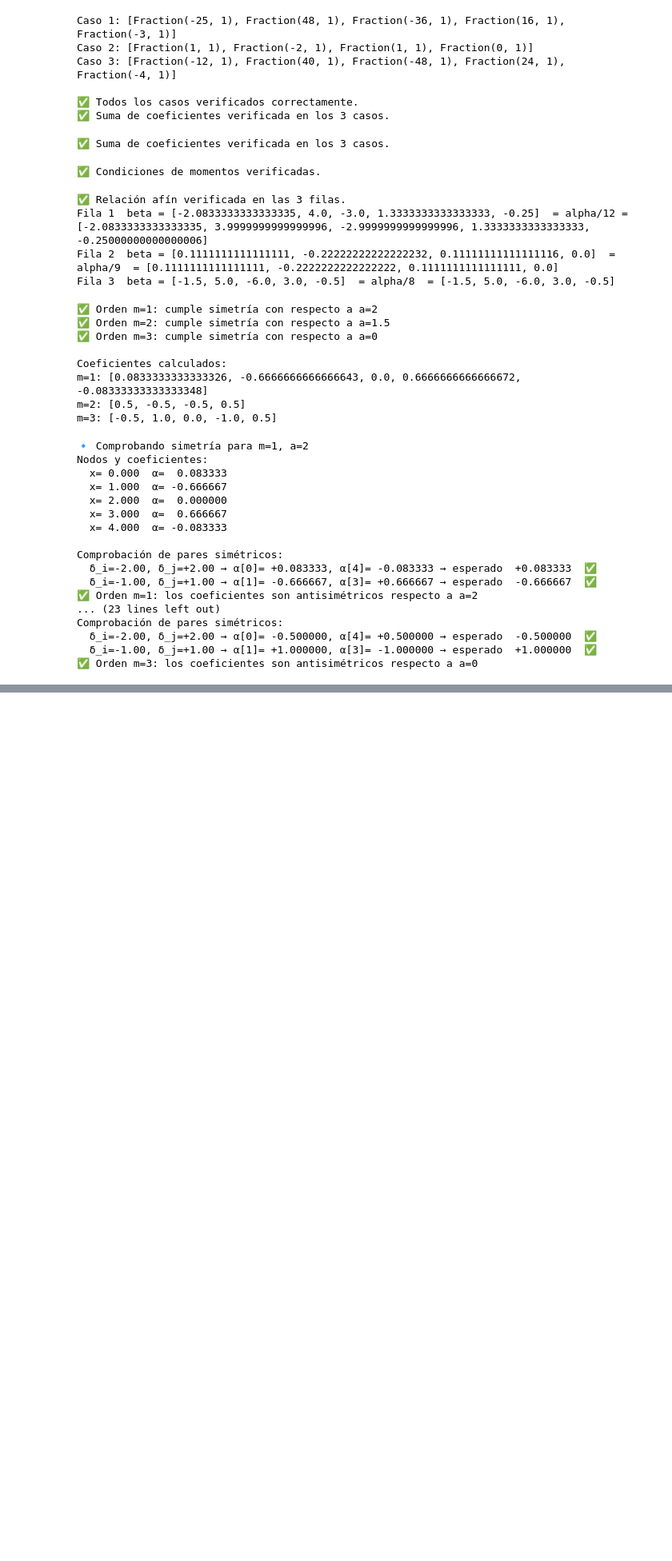
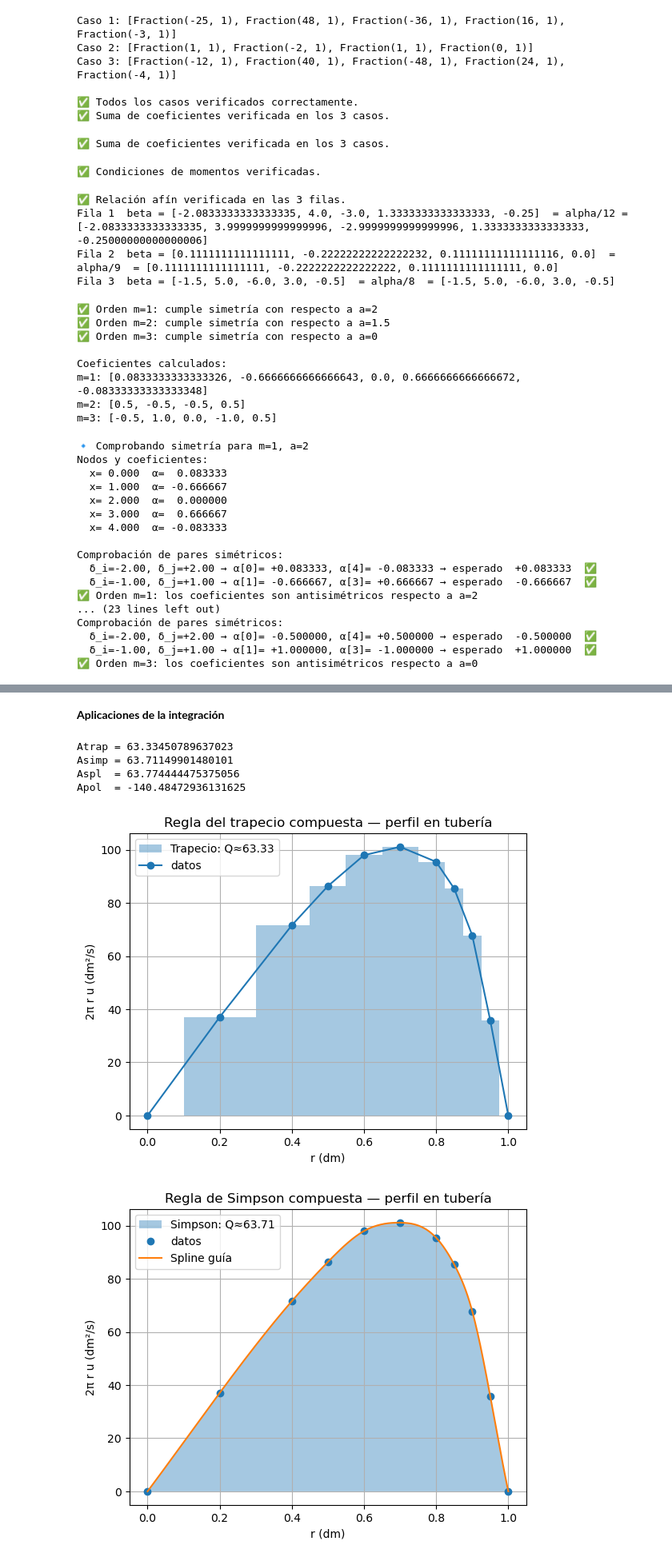
Before and after one commit to inniyah/JupyterTests, a Jupyter notebook: work/Derivación Numérica.ipynb, the cells around one changed output, grey strips where cells are left out. Shown at 80% size. Saved outputs shown, nothing was run; the diff lists cells and outputs as text; code cells hidden in the pictures; blank space fills up the shorter version.

```diff
--- a/work/Derivación Numérica.ipynb
+++ b/work/Derivación Numérica.ipynb
@@ -698,0 +1024,2 @@ Comprobación de pares simétricos:
+# %% [markdown]
+**Aplicaciones de la integración**
@@ -698,0 +1049,76 @@ Comprobación de pares simétricos:
+# %%
+import numpy as np
+import scipy.interpolate as scip
+import scipy.integrate as scin
+import matplotlib.pyplot as plt
+
+# --------- Datos ---------
+r = np.array([0, 2, 4, 5, 6, 7, 8, 8.5, 9, 9.5, 10]) / 10.0  # dm
+u = np.array([3, 2.95, 2.85, 2.75, 2.6, 2.3, 1.9, 1.6, 1.2, 0.6, 0]) * 10.0  # dm/s
+f = 2 * np.pi * r * u   # integrando 2π r u (dm^2/s)
+
+# --------- Interpolantes ---------
+spl = scip.CubicSpline(r, f)                 # spline cúbico natural
+pol = scip.BarycentricInterpolator(r, f)     # polinomio de interpolación (barycentric)
+
+# --------- Caudales (áreas) ---------
+Atrap = scin.trapezoid(f, r)
+Asimp = scin.simpson(f, x=r)                 # ojo: x=r como keyword
+Aspl  = float(spl.integrate(r[0], r[-1]))
+Apol, _ = scin.quad(lambda x: float(pol(x)), r[0], r[-1])
+
+print(f"Atrap = {Atrap}")
+print(f"Asimp = {Asimp}")
+print(f"Aspl  = {Aspl}")
+print(f"Apol  = {Apol}")
+
+# --------- Figuras ---------
+r_dense = np.linspace(r[0], r[-1], 400)
+f_spl = spl(r_dense)
+f_pol = pol(r_dense)
+
+# 1) Trapecio
+plt.figure()
+plt.fill_between(r, 0, f, alpha=0.4, step='mid', label=f"Trapecio: Q≈{Atrap:.2f}")
+plt.plot(r, f, marker='o', linestyle='-', label="datos")
+plt.xlabel("r (dm)"); plt.ylabel("2π r u (dm²/s)")
+plt.title("Regla del trapecio compuesta — perfil en tubería")
+plt.legend(); plt.grid(True)
+plt.show()
+
+# 2) Simpson
+plt.figure()
+plt.fill_between(r_dense, 0, spl(r_dense), alpha=0.4, label=f"Simpson: Q≈{Asimp:.2f}")
+plt.plot(r, f, 'o', label="datos")
+plt.plot(r_dense, spl(r_dense), label="Spline guía")
+plt.xlabel("r (dm)"); plt.ylabel("2π r u (dm²/s)")
+plt.title("Regla de Simpson compuesta — perfil en tubería")
+plt.legend(); plt.grid(True)
+plt.show()
+
+# 3) Spline cúbico (integrado exacto)
+plt.figure()
+plt.fill_between(r_dense, 0, f_spl, alpha=0.4, label=f"Spline: Q≈{Aspl:.2f}")
+plt.plot(r, f, 'o', label="datos")
+plt.plot(r_dense, f_spl, label="Spline cúbico")
+plt.xlabel("r (dm)"); plt.ylabel("2π r u (dm²/s)")
+plt.title("Splines cúbicos naturales — perfil en tubería")
+plt.legend(); plt.grid(True)
+plt.show()
+
+# 4) Polinomio de interpolación
+plt.figure()
+plt.fill_between(r_dense, 0, f_pol, alpha=0.4, label=f"Polinomio: Q≈{Apol:.2f}")
+plt.plot(r, f, 'o', label="datos")
+plt.plot(r_dense, f_pol, label="Polinomio (barycentric)")
+plt.xlabel("r (dm)"); plt.ylabel("2π r u (dm²/s)")
+plt.title("Polinomio de interpolación — perfil en tubería")
+plt.legend(); plt.grid(True)
+plt.show()
+# %% [output]
+Atrap = 63.33450789637023
+Asimp = 63.71149901480101
+Aspl  = 63.774444475375056
+Apol  = -140.48472936131625
+[figure, added]
+[figure, added]
```
Also changed, not shown: parts of 19 cells of this notebook.
